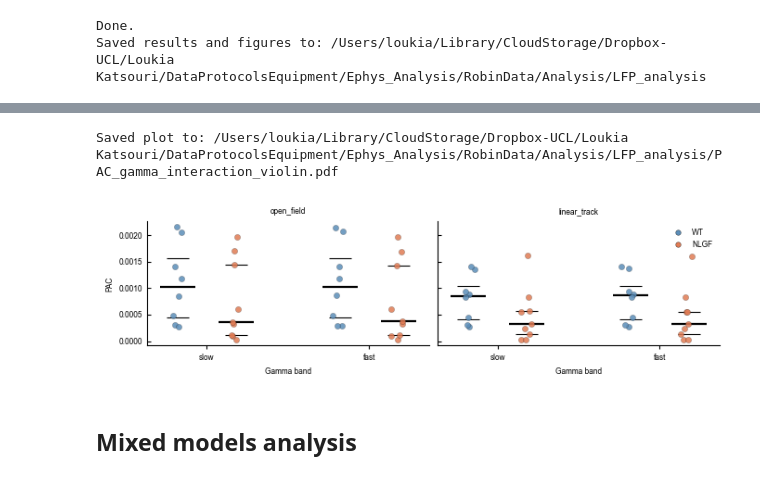
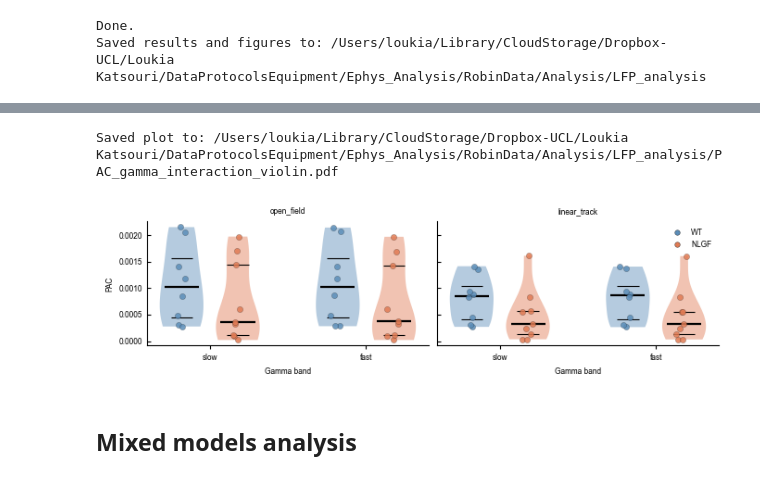
Before and after one commit to lkatsouri/NLGF_ephys_AXONA_data, a Jupyter notebook: ephys_PAC_comodulograms.ipynb, the cells around one changed output, grey strips where cells are left out. Drawn from its saved outputs; the diff is of its cells as text; code cells hidden in the pictures.

```diff
--- a/ephys_PAC_comodulograms.ipynb
+++ b/ephys_PAC_comodulograms.ipynb
@@ -13,6 +14,23 @@ import rpy2.robjects as robjects
 from rpy2.robjects import pandas2ri
 from rpy2.robjects.packages import importr
 from matplotlib.lines import Line2D
+# %%
+# ─── Load data ────────────────────────────────────────────────────────────────
+basepath = Path('/Users/loukia/Library/CloudStorage/Dropbox-UCL/Loukia Katsouri/DataProtocolsEquipment/Ephys_Analysis/RobinData/Analysis/LFP_analysis')
+LFP_CSV_PATH = basepath / 'concatenated_lfp_stats.csv'
+OUTPUT_DIR = LFP_CSV_PATH.parent.parent / 'LFP_analysis'
+os.makedirs(OUTPUT_DIR, exist_ok=True)
+
+GENO_ORDER  = ["WT", "NLGF"]
+GENO_COLORS = {"NLGF": "#E07B54", "WT": "#5B8DB8"}
+
+df = pd.read_csv(LFP_CSV_PATH)
+
+# Clean names / categorical order
+df["Genotype"] = pd.Categorical(df["Genotype"], categories=GENO_ORDER, ordered=True)
+df["environment"] = df["environment"].astype(str)
+df["mouse_name"] = df["mouse_name"].astype(str)
+df["Experimenter"] = df["Experimenter"].astype(str)
 # %% [markdown]
 ## Mann-Whitney analysis
 # %%
@@ -365,7 +524,7 @@ for ax, env in zip(axes, env_order):
         for geno in GENO_ORDER:
 
             vals = sub_gamma.loc[
-                sub_gamma["Phenotype"].astype(str) == geno,
+                sub_gamma["Genotype"].astype(str) == geno,
                 "PAC"
             ].dropna().values
 
@@ -375,21 +534,21 @@ for ax, env in zip(axes, env_order):
             xpos = group_centers[gi] + dodge[geno]
 
             # ── Violin ───────────────────────────────────────────────────────
-            # if len(vals) >= 3:
-            #     with warnings.catch_warnings():
-            #         warnings.simplefilter("ignore")
-            #         parts = ax.violinplot(
-            #             vals,
-            #             positions=[xpos],
-            #             showmedians=False,
-            #             showextrema=False,
-            #             widths=width,
-            #         )
+            if len(vals) >= 3:
+                with warnings.catch_warnings():
+                    warnings.simplefilter("ignore")
+                    parts = ax.violinplot(
+                        vals,
+                        positions=[xpos],
+                        showmedians=False,
+                        showextrema=False,
+                        widths=width,
+                    )
 
-            #     for pc in parts["bodies"]:
-            #         pc.set_facecolor(GENO_COLORS.get(geno, "#aaaaaa"))
-            #         pc.set_alpha(0.45)
-            #         pc.set_edgecolor("none")
+                for pc in parts["bodies"]:
+                    pc.set_facecolor(GENO_COLORS.get(geno, "#aaaaaa"))
+                    pc.set_alpha(0.45)
+                    pc.set_edgecolor("none")
 
             # ── Median and IQR ───────────────────────────────────────────────
             q1 = np.nanpercentile(vals, 25)
@@ -442,34 +601,34 @@ legend_handles = [
         [0], [0],
         marker="o",
         linestyle="none",
         markerfacecolor=GENO_COLORS[g],
         markeredgecolor="black",
         markeredgewidth=0.25,
         markersize=4,
         label=g,
     )
     for g in GENO_ORDER
 ]
 
 axes[-1].legend(
     handles=legend_handles,
     frameon=False,
     loc="upper right",
 )
 
 fig.tight_layout()
 
 pdf_path = os.path.join(OUTPUT_DIR, "PAC_gamma_interaction_violin.pdf")
 png_path = os.path.join(OUTPUT_DIR, "PAC_gamma_interaction_violin.png")
 
 fig.savefig(pdf_path)
 
 print(f"Saved plot to: {pdf_path}")
 
 plt.show()
 # %% [output]
 Saved plot to: /Users/loukia/Library/CloudStorage/Dropbox-UCL/Loukia Katsouri/DataProtocolsEquipment/Ephys_Analysis/RobinData/Analysis/LFP_analysis/PAC_gamma_interaction_violin.pdf
-[figure, old version]
+[figure, new version]
 # %% [markdown]
 ## Mixed models analysis
 # %%
```
Also changed, not shown: parts of 8 cells of this notebook, 4 other files.
